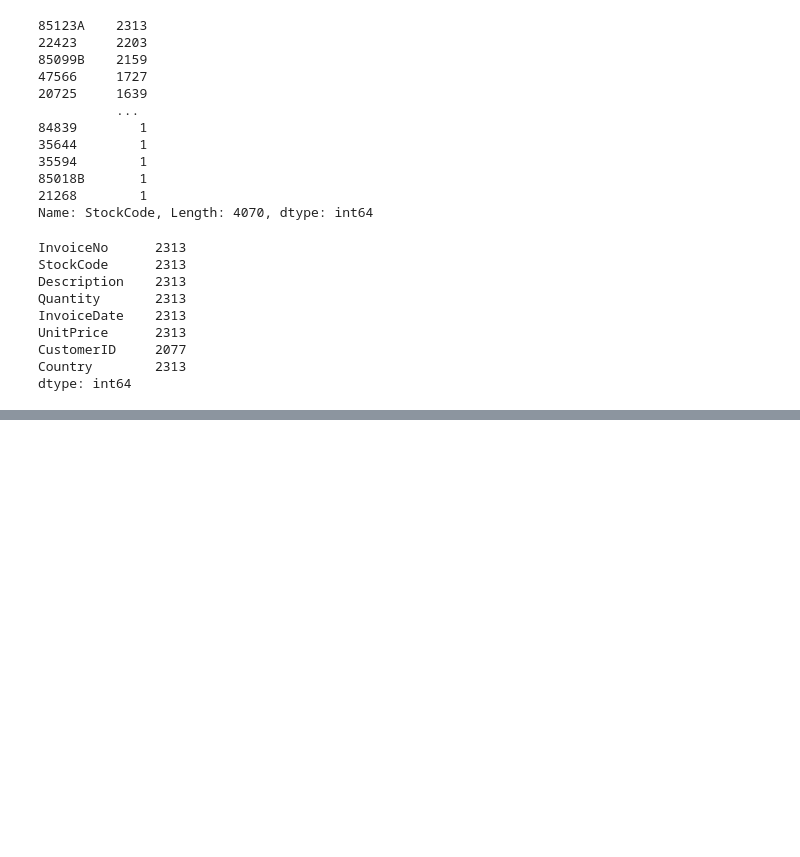
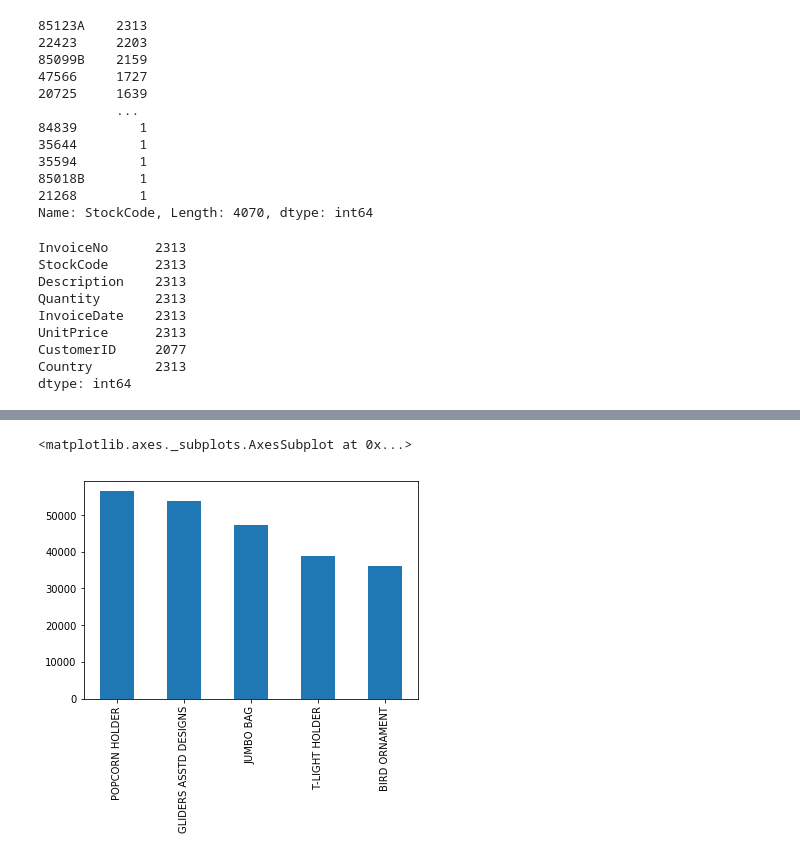
Before and after one commit to edyoda/Data-Scientist-program, a Jupyter notebook: Practice Problems/Pandas/Pandas Graded Test 2 .ipynb, the cells around one changed output, grey strips where cells are left out. Drawn from its saved outputs; the diff is of its cells as text; code cells hidden in the pictures; blank space fills up the shorter version.

```diff
--- a/Practice Problems/Pandas/Pandas Graded Test 2 .ipynb
+++ b/Practice Problems/Pandas/Pandas Graded Test 2 .ipynb
@@ -74,0 +198,9 @@ dtype: int64
+# %%
+index = ['POPCORN HOLDER','GLIDERS ASSTD DESIGNS','JUMBO BAG','T-LIGHT HOLDER','BIRD ORNAMENT']
+# %%
+top_selling_product.index = index
+# %%
+top_selling_product.plot.bar()
+# %% [output]
+<matplotlib.axes._subplots.AxesSubplot at 0x...>
+[figure, added]
```
Also changed, not shown: parts of 24 cells of this notebook.
